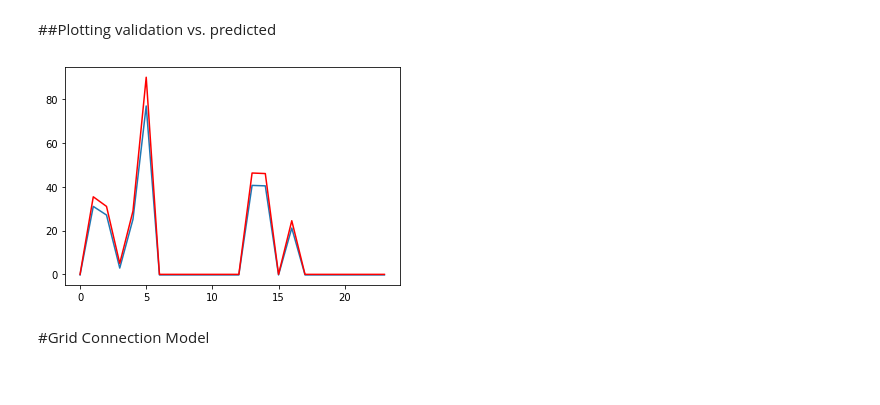
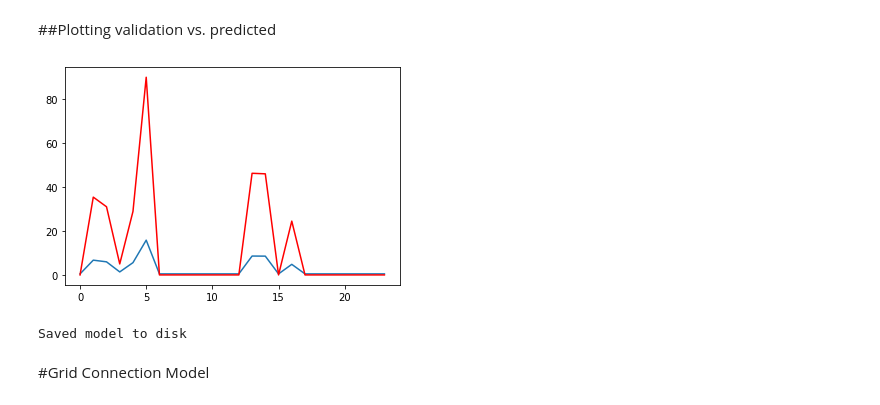
Before and after one commit to aleks96n/Electric-Vehicle-Charging-Predictor, a Jupyter notebook: Notebook/DrGcModels.ipynb, the cells around one changed output. Cells and saved outputs as stored; diff of their text form; code cells hidden in the pictures.

Commit message:
Fixed an error

```diff
--- a/Notebook/DrGcModels.ipynb
+++ b/Notebook/DrGcModels.ipynb
@@ -214,3 +214,7 @@ work_df.head(10)
 | 7 | 7 | 8 | Nissan Leaf e+ | False | 54.080729 | 1 | 79507:007:0005 | 0 | 1 | 56.0 | ... |
 | 8 | 8 | 9 | Nissan Leaf e+ | False | 49.061419 | 1 | 79507:007:0005 | 0 | 1 | 56.0 | ... |
 | 9 | 9 | 10 | Nissan Leaf e+ | False | 48.201419 | 1 | 79507:007:0005 | 0 | 1 | 56.0 | ... |
+# %%
+clean_work_df = work_df[["ev_id", "model_id", "days","time", "connected", "soc", "loc_id", "location_type"]]
+
+clean_work_df.head()
@@ -326,12 +347,14 @@ def getModelNN2(X, y):
 
   model = Sequential()
   model.add(LSTM(units = 45, return_sequences = True, input_shape = (x_training_data.shape[1], 1)))
-  model.add(Dense(128, activation='relu'))
-  model.add(Dropout(0.4))
+  model.add(LSTM(units = 45, return_sequences = True))
+  model.add(Dropout(0.2))
+  model.add(LSTM(units = 45))
+  model.add(Dropout(0.2))
   model.add(Dense(units = 1))
 
-  model.compile(loss='mean_squared_error', optimizer='adam')
-  history = model.fit(x_training_data, y_training_data, epochs = 10, batch_size = 32,validation_split = 0.2)
+  model.compile(loss='mean_squared_error', optimizer='adam', metrics='accuracy')
+  history = model.fit(x_training_data, y_training_data, epochs = 3, batch_size = 32,validation_split = 0.2)
   return model, history
 # %% [markdown]
 ##Plotting and Predicting
@@ -339,7 +362,7 @@ def getModelNN2(X, y):
 def dataForNN(data):
     merged_inner = pd.merge(left=clean_work_df, right=model_df, left_on='model_id', right_on='model_id')
     merged_inner["soc_diff"] = abs(merged_inner["soc_diff_charged"] +  merged_inner["soc_diff_used"])
-    merged_inner["distance_traveled"] = merged_inner["soc_diff_used"] / merged_inner["efficiency"]
+    merged_inner["distance_traveled"] = abs(merged_inner["soc_diff_used"] / merged_inner["efficiency"])
 
     X = merged_inner[["ev_id", "time", "days"]]
     y = merged_inner["distance_traveled"]
@@ -378,7 +401,7 @@ def plot_curves(history):
     plt.legend(['Training', 'Validation'])
     plt.title('Loss')
 
-X_nn, y_nn = dataForNN(clean_work_df)
+X_nn, y_nn = dataForNN(train_work_df)
 model_nn, history_nn = getModelNN2(X_nn, y_nn)
 #plot_curves(history_nn)
 
@@ -511,22 +522,31 @@ WARNING:tensorflow:Model was constructed with shape (None, 100, 1) for input Ten
 # %% [markdown]
 ##Plotting validation vs. predicted
 # %%
-nsamples, nx, ny = predictions.shape
-d2 = predictions.reshape((nsamples,nx*ny))
-unscaled_predictions = sc.inverse_transform(d2)
+#nsamples, nx, ny = predictions.shape
+#d2 = predictions.reshape((nsamples,nx*ny))
+unscaled_predictions = sc.inverse_transform(predictions)
 
 nsamples, nx, ny = final_x_test_data.shape
 fd2 = final_x_test_data.reshape((nsamples, nx*ny))
 f_unscaled_predictions = sc.inverse_transform(fd2)
 
 plt.clf() #This clears the first prediction plot from our canvas
 
 plt.plot(unscaled_predictions[:100])
 plt.plot(f_unscaled_predictions[:100], color='red')
 
 plt.show()
 # %% [output]
-[figure, old version]
+[figure, new version]
+# %%
+model_json = model_nn.to_json()
+with open("model.json", "w") as json_file:
+    json_file.write(model_json)
+# serialize weights to HDF5
+model_nn.save_weights("model.h5")
+print("Saved model to disk")
+# %% [output]
+Saved model to disk
 # %% [markdown]
 #Grid Connection Model
 # %% [markdown]
```
Also changed, not shown: parts of 4 cells of this notebook.
